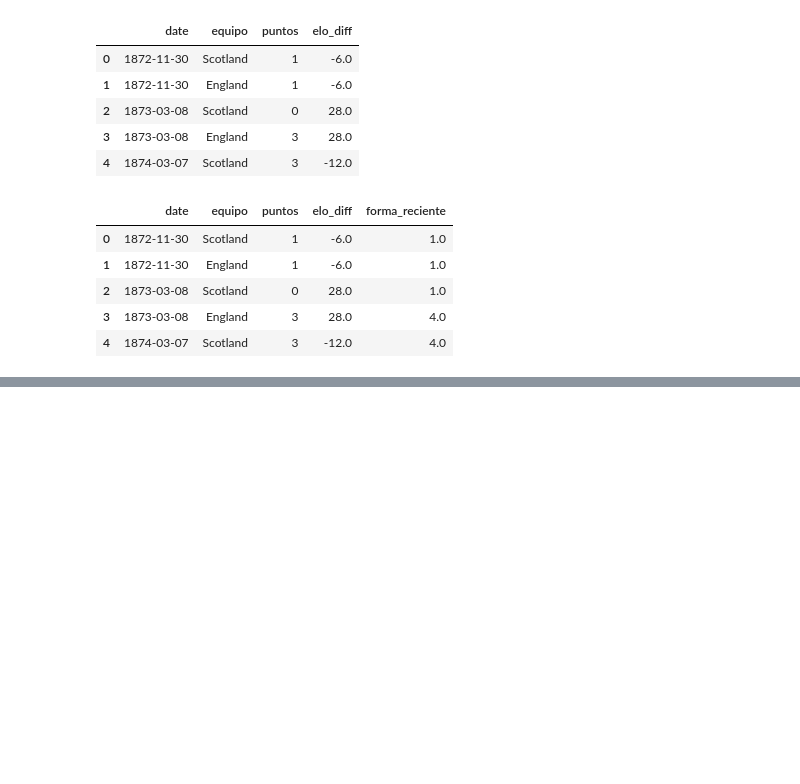
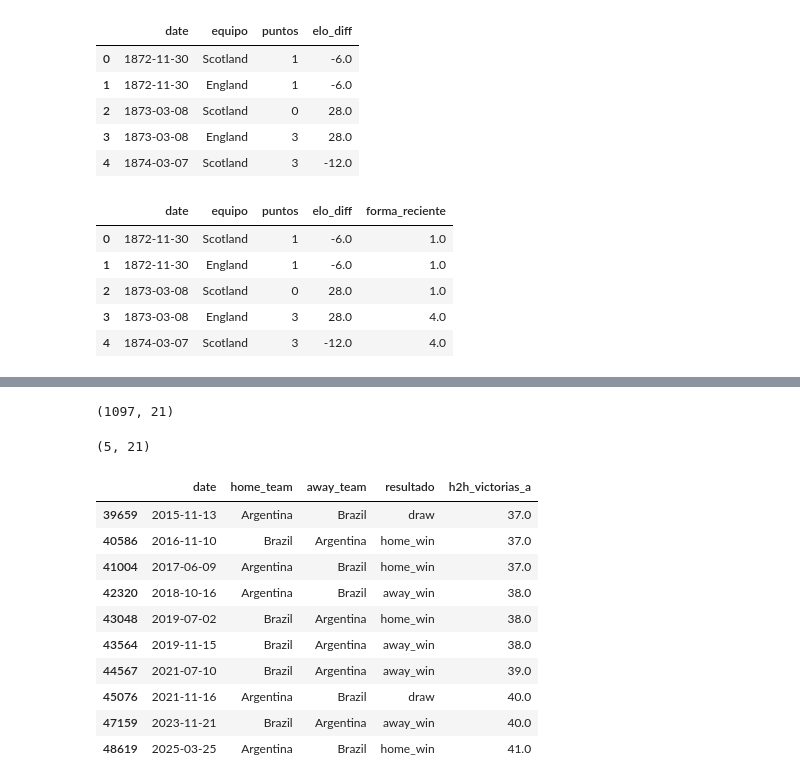
Before and after one commit to MaximilianoPalma03/mundial-predictor, a Jupyter notebook: notebooks/01_exploracion.ipynb, the cells around one changed output, grey strips where cells are left out. Cells and saved outputs as stored; diff of their text form; code cells hidden in the pictures; blank space fills up the shorter version.

Commit message:
Elo raintgs y Head-to-Head
Se agregó un data set de elo y definimos el sistema de elo para nuestro sistema. Se añadió un Head-To-Head.

```diff
--- a/notebooks/01_exploracion.ipynb
+++ b/notebooks/01_exploracion.ipynb
@@ -423,0 +436,5 @@ df_forma.head()
+# %%
+df_merged = df_merged.rename(columns={'forma_away': 'away_forma'})
+# %%
+df_merged = df_merged.rename(columns={'forma_away': 'away_forma'})
+df_merged.head()
@@ -423,0 +463,3 @@ df_forma.head()
+# %%
+df_merged['equipo_a'] = df_merged[['home_team', 'away_team']].min(axis=1)
+df_merged['equipo_b'] = df_merged[['home_team', 'away_team']].max(axis=1)
@@ -423,0 +481,16 @@ df_forma.head()
+# %%
+gano_local = df_merged['resultado'] == 'home_win'
+local_es_a = df_merged['home_team'] == df_merged['equipo_a']
+gano_visitante = df_merged['resultado'] == 'away_win'
+visitante_es_a = df_merged['away_team'] == df_merged['equipo_a']
+
+df_merged['gano_equipo_a'] = np.where(
+    (gano_local & local_es_a) | (gano_visitante & visitante_es_a),
+    1, 0
+)
+
+df_merged['h2h_victorias_a'] = (
+    df_merged.groupby(['equipo_a', 'equipo_b'])['gano_equipo_a']
+    .transform(lambda x: x.shift(1).cumsum())
+    .fillna(0)
+)
@@ -423,0 +513,22 @@ df_forma.head()
+# %%
+df_merged[df_merged['equipo_a'] == 'Argentina'].shape
+# %% [output]
+(1097, 21)
+# %%
+df_merged[df_merged['equipo_b'] == 'Argentina'].shape
+# %% [output]
+(5, 21)
+# %%
+df_merged[(df_merged['equipo_a'] == 'Argentina') & (df_merged['equipo_b'] == 'Brazil')][['date', 'home_team', 'away_team', 'resultado', 'h2h_victorias_a']].tail(10)
+# %% [output]
+|  | date | home_team | away_team | resultado | h2h_victorias_a |
+| 39659 | 2015-11-13 | Argentina | Brazil | draw | 37.0 |
+| 40586 | 2016-11-10 | Brazil | Argentina | home_win | 37.0 |
+| 41004 | 2017-06-09 | Argentina | Brazil | home_win | 37.0 |
+| 42320 | 2018-10-16 | Argentina | Brazil | away_win | 38.0 |
+| 43048 | 2019-07-02 | Brazil | Argentina | home_win | 38.0 |
+| 43564 | 2019-11-15 | Brazil | Argentina | away_win | 38.0 |
+| 44567 | 2021-07-10 | Brazil | Argentina | away_win | 39.0 |
+| 45076 | 2021-11-16 | Argentina | Brazil | draw | 40.0 |
+| 47159 | 2023-11-21 | Brazil | Argentina | away_win | 40.0 |
+| 48619 | 2025-03-25 | Argentina | Brazil | home_win | 41.0 |
```
Also changed, not shown: parts of 9 cells of this notebook, 4 other files.
